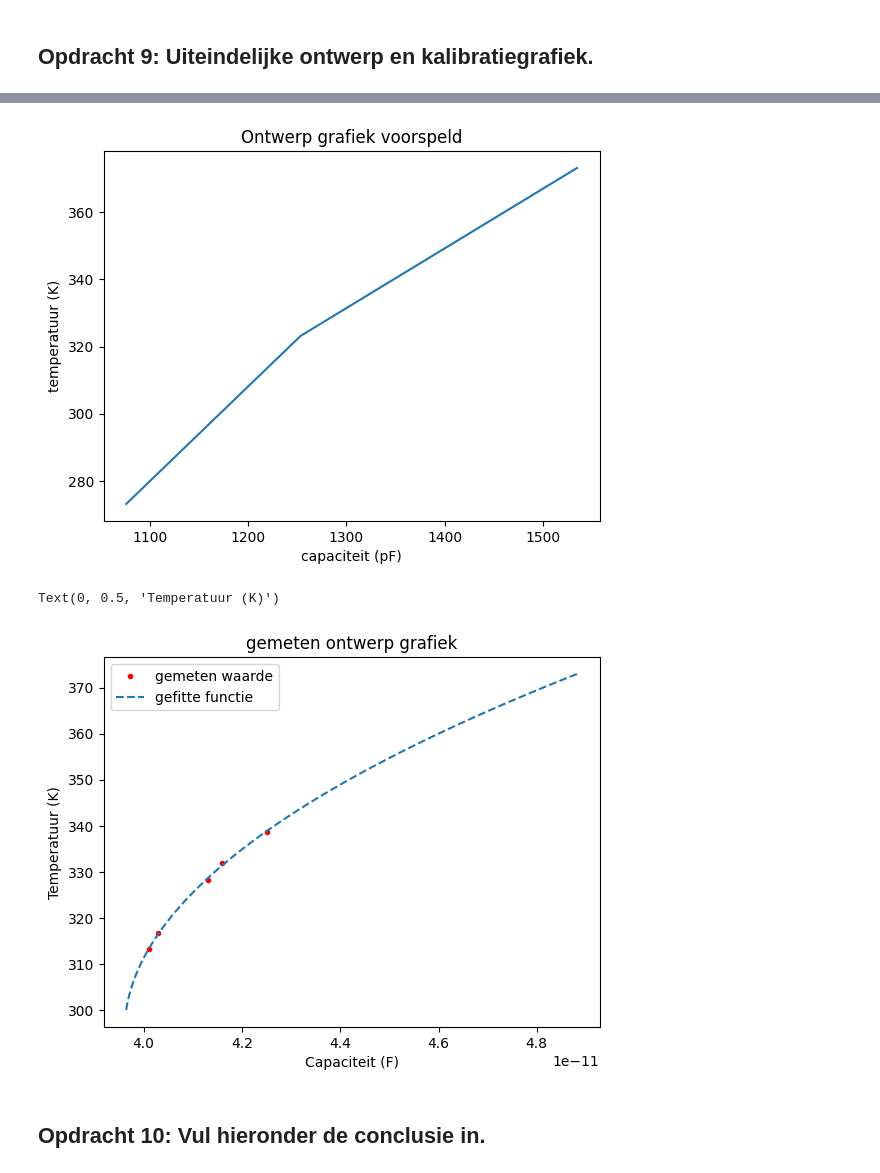
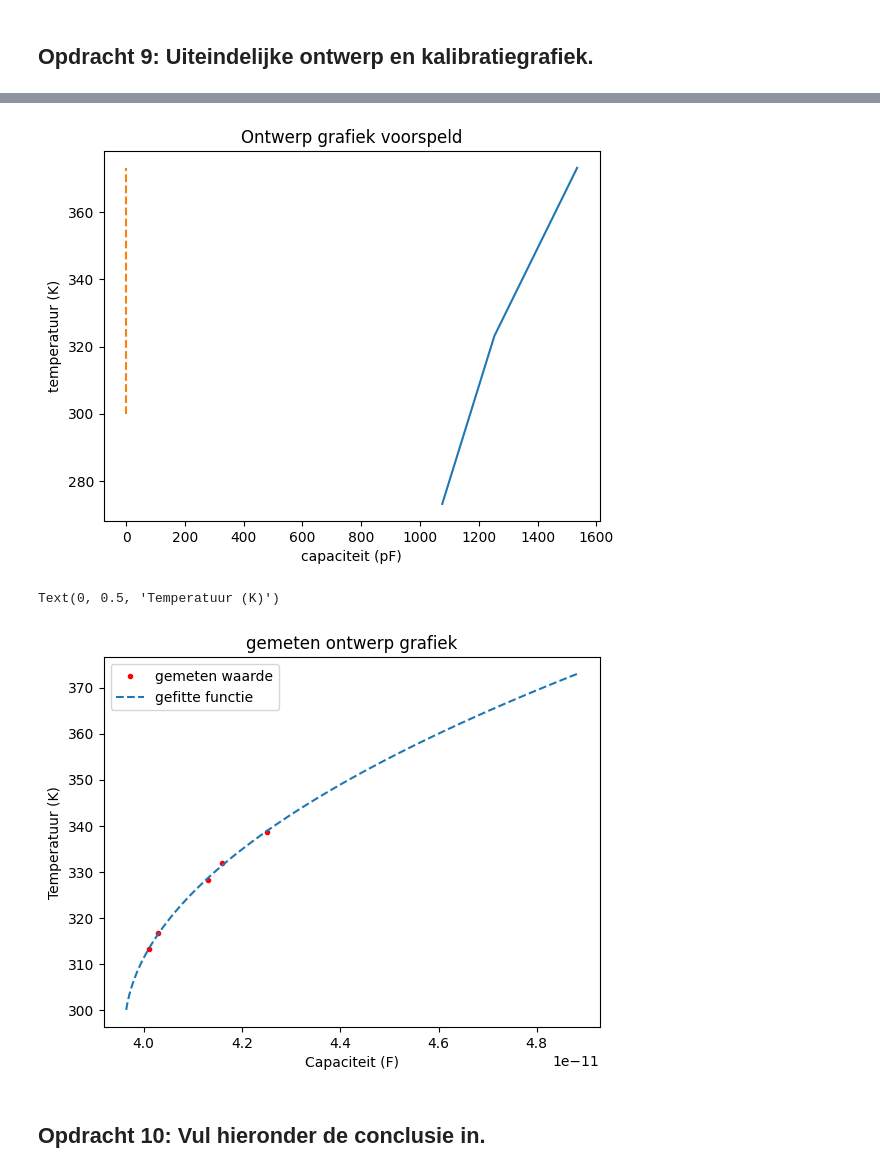
Before and after one commit to AAAGomperts/opdrachten-DEF-D, a Jupyter notebook: FysiekeOntwerpopdrachten/2OntwerpEenSensorCondensator/DEFOntwerpopdracht2OntwerpEenSensorInvulTemplate.ipynb, the cells around one changed output, grey strips where cells are left out. Drawn from its saved outputs; the diff is of its cells as text; code cells hidden in the pictures.

```diff
--- a/FysiekeOntwerpopdrachten/2OntwerpEenSensorCondensator/DEFOntwerpopdracht2OntwerpEenSensorInvulTemplate.ipynb
+++ b/FysiekeOntwerpopdrachten/2OntwerpEenSensorCondensator/DEFOntwerpopdracht2OntwerpEenSensorInvulTemplate.ipynb
@@ -187,20 +187,21 @@ Onze sensor kan nog verbetered worden door de volgende verbeteringen (minimaal 2
 # %%
 # Plot hier je oorspronkelijke en je uiteindelijke kalibratiegrafieken, fit daar een bijpassende lijn door
 # en zet ook de verwachte ontwerpgrafiek erbij
 plt.title("Ontwerp grafiek voorspeld")
 plt.plot(Capaciteit_sensor*10**12,T,"")
+plt.plot(capaciteit_water_fit(T_fit,*value_a), T_fit,"--",label="gefitte functie")
 plt.xlabel("capaciteit (pF)")
 plt.ylabel("temperatuur (K)")
 plt.show()
 
 plt.title("gemeten ontwerp grafiek")
 plt.plot(gemeten_capaciteit, gemeten_temp, "r.", label="gemeten waarde")
 plt.plot(capaciteit_water_fit(T_fit,*value_a), T_fit,"--",label="gefitte functie")
 plt.legend()
 plt.xlabel("Capaciteit (F)")
 plt.ylabel("Temperatuur (K)")
 # %% [output]
-[figure, old version]
+[figure, new version]
 Text(0, 0.5, 'Temperatuur (K)')
 [figure]
 # %% [markdown]
```
Also changed, not shown: parts of 1 cell of this notebook.
